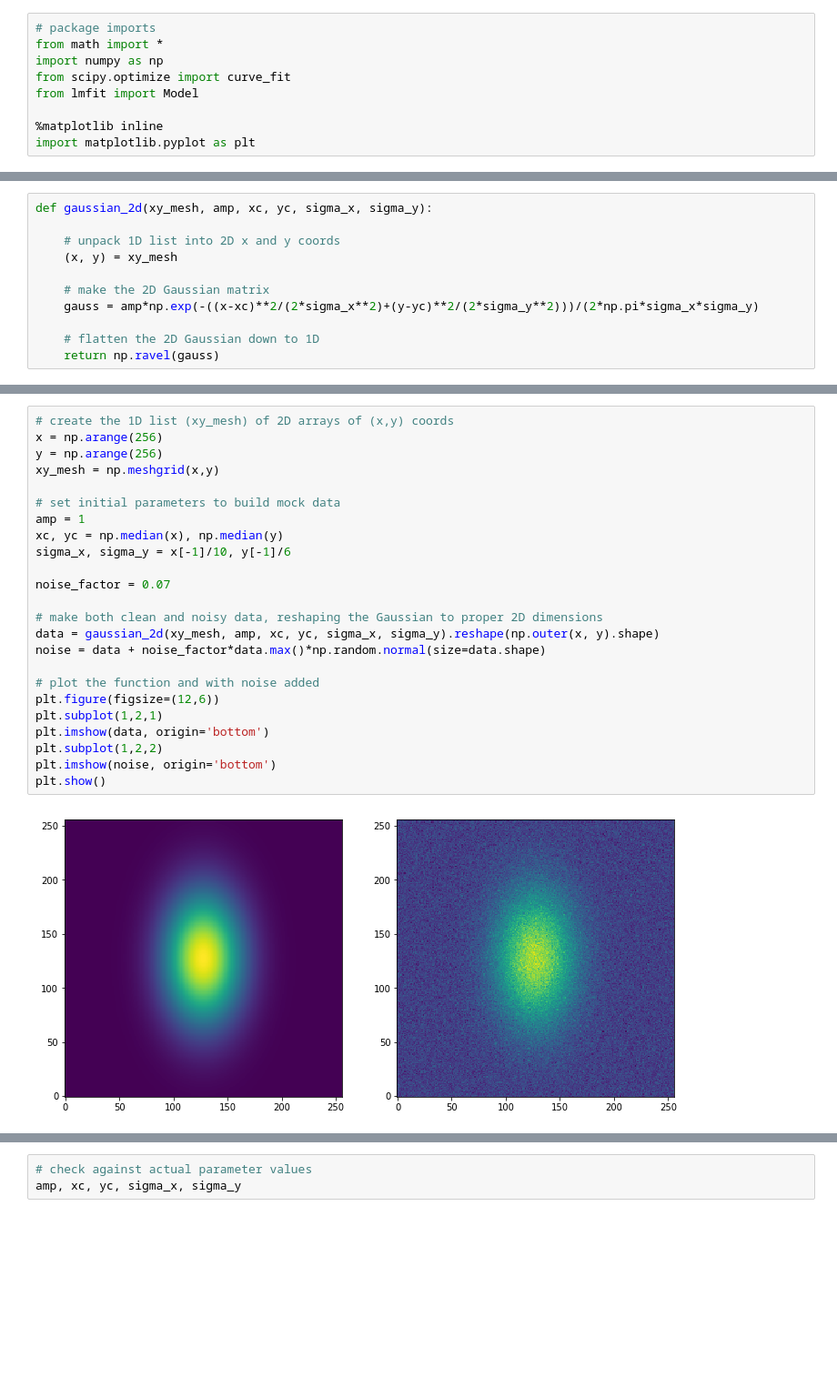
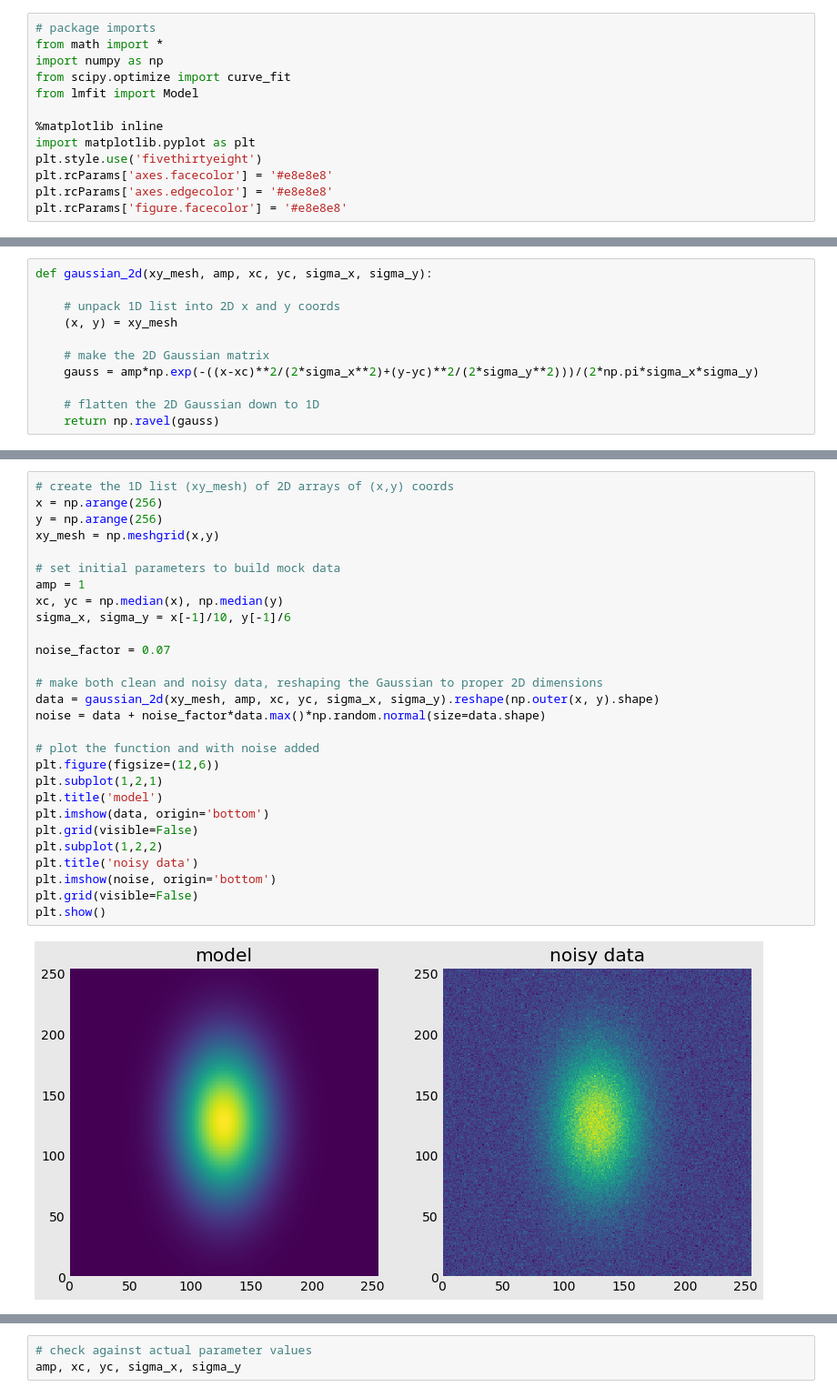
Before and after one commit to kippvs/nonlinear-least-squares-fitting, a Jupyter notebook: nonlinear-least-squares-fitting.ipynb, the cells around one changed output, grey strips where cells are left out. Shown at 91% size. Drawn from its saved outputs; the diff is of its cells as text; blank space fills up the shorter version.

```diff
--- a/nonlinear-least-squares-fitting.ipynb
+++ b/nonlinear-least-squares-fitting.ipynb
@@ -18,6 +20,10 @@ from lmfit import Model
 
 %matplotlib inline
 import matplotlib.pyplot as plt
+plt.style.use('fivethirtyeight')
+plt.rcParams['axes.facecolor'] = '#e8e8e8'
+plt.rcParams['axes.edgecolor'] = '#e8e8e8'
+plt.rcParams['figure.facecolor'] = '#e8e8e8'
 # %% [markdown]
 The data to be considered will be a simple Gaussian distribution of amplitude, $A$, centered at $x_c$, and standard distribution, $\sigma$:
 ### $$ f(x) = \frac{A}{\sqrt{2\pi\sigma^2}} e^{-\big[\frac{(x-x_c)^2}{2\sigma^2}\big]} $$
@@ -200,26 +208,30 @@ def gaussian_2d(xy_mesh, amp, xc, yc, sigma_x, sigma_y):
 # %%
 # create the 1D list (xy_mesh) of 2D arrays of (x,y) coords
 x = np.arange(256)
 y = np.arange(256)
 xy_mesh = np.meshgrid(x,y)
 
 # set initial parameters to build mock data
 amp = 1
 xc, yc = np.median(x), np.median(y)
 sigma_x, sigma_y = x[-1]/10, y[-1]/6
 
 noise_factor = 0.07
 
 # make both clean and noisy data, reshaping the Gaussian to proper 2D dimensions
 data = gaussian_2d(xy_mesh, amp, xc, yc, sigma_x, sigma_y).reshape(np.outer(x, y).shape)
 noise = data + noise_factor*data.max()*np.random.normal(size=data.shape)
 
 # plot the function and with noise added
 plt.figure(figsize=(12,6))
 plt.subplot(1,2,1)
+plt.title('model')
 plt.imshow(data, origin='bottom')
+plt.grid(visible=False)
 plt.subplot(1,2,2)
+plt.title('noisy data')
 plt.imshow(noise, origin='bottom')
+plt.grid(visible=False)
 plt.show()
 # %% [output]
-[figure, old version]
+[figure, new version]
```
Also changed, not shown: parts of 30 cells of this notebook.
